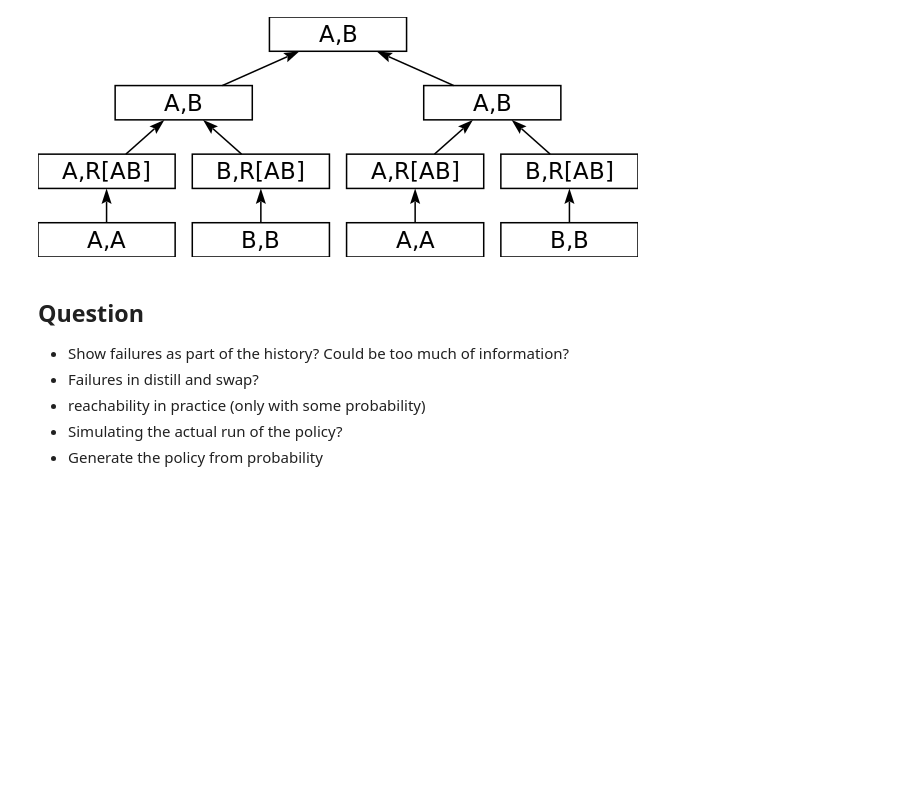
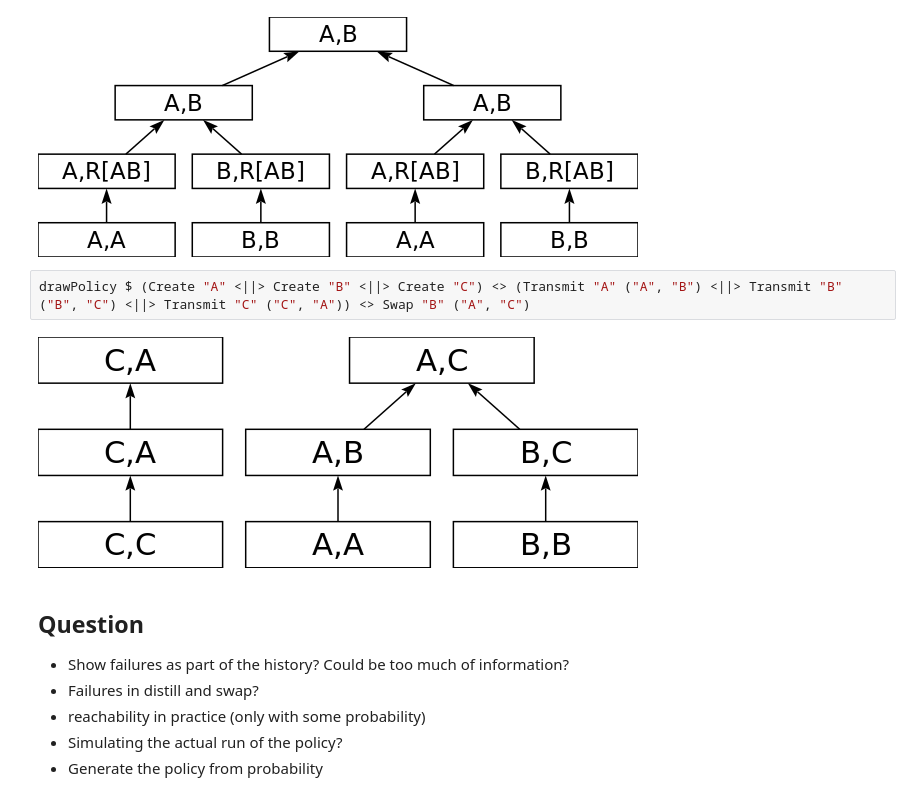
Before and after one commit to swystems/bellkat, a Jupyter notebook: BetterExample.ipynb, the cells around one changed output. Drawn from its saved outputs; the diff is of its cells as text; blank space fills up the shorter version.

```diff
--- a/BetterExample.ipynb
+++ b/BetterExample.ipynb
@@ -199,6 +203,10 @@ pBC = (pCR <||> (Create "B" <> Transmit "B" ("B", "R[BC]"))) <> Swap "R[BC]" ("B
 drawPolicy ((pAB <||> pAB) <> Distill ("A", "B"))
 # %% [output]
 [figure]
+# %%
+drawPolicy $ (Create "A" <||> Create "B" <||> Create "C") <> (Transmit "A" ("A", "B") <||> Transmit "B" ("B", "C") <||> Transmit "C" ("C", "A")) <> Swap "B" ("A", "C")
+# %% [output]
+[figure, added]
 # %% [markdown]
 ## Question
 
```
Also changed, not shown: parts of 4 cells of this notebook.
